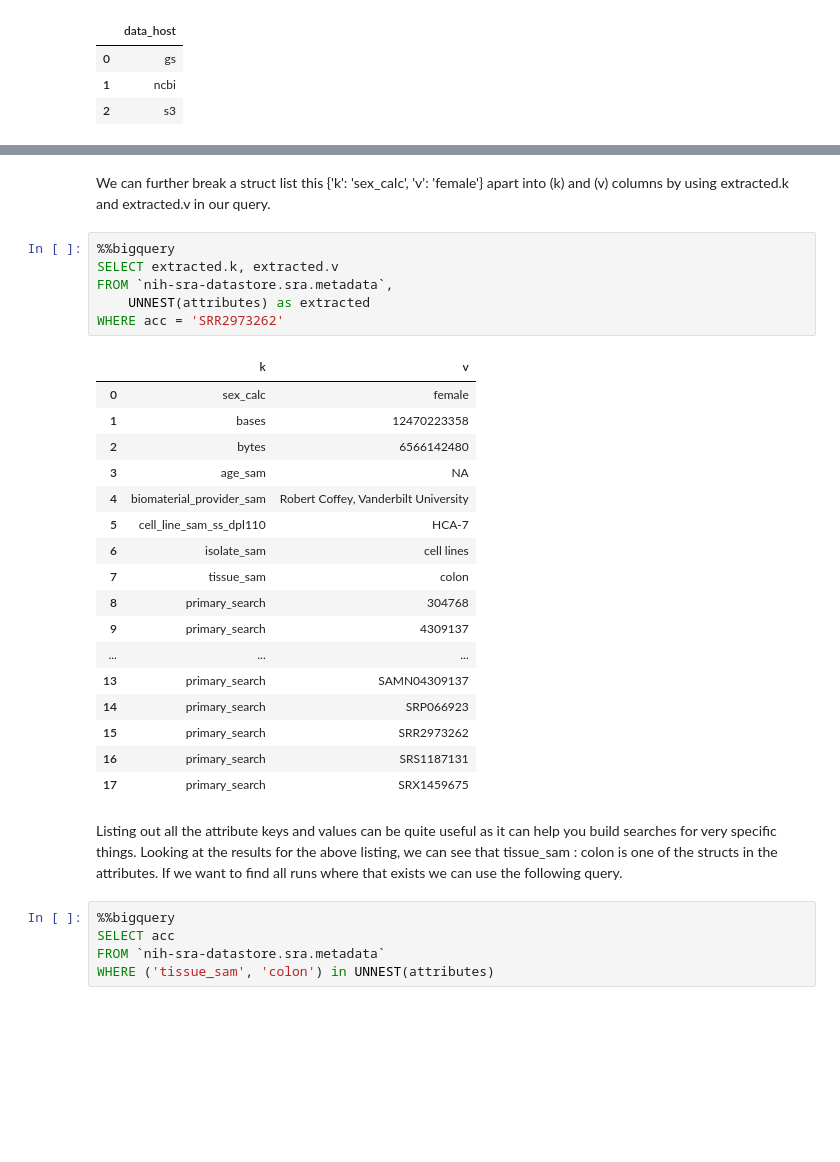
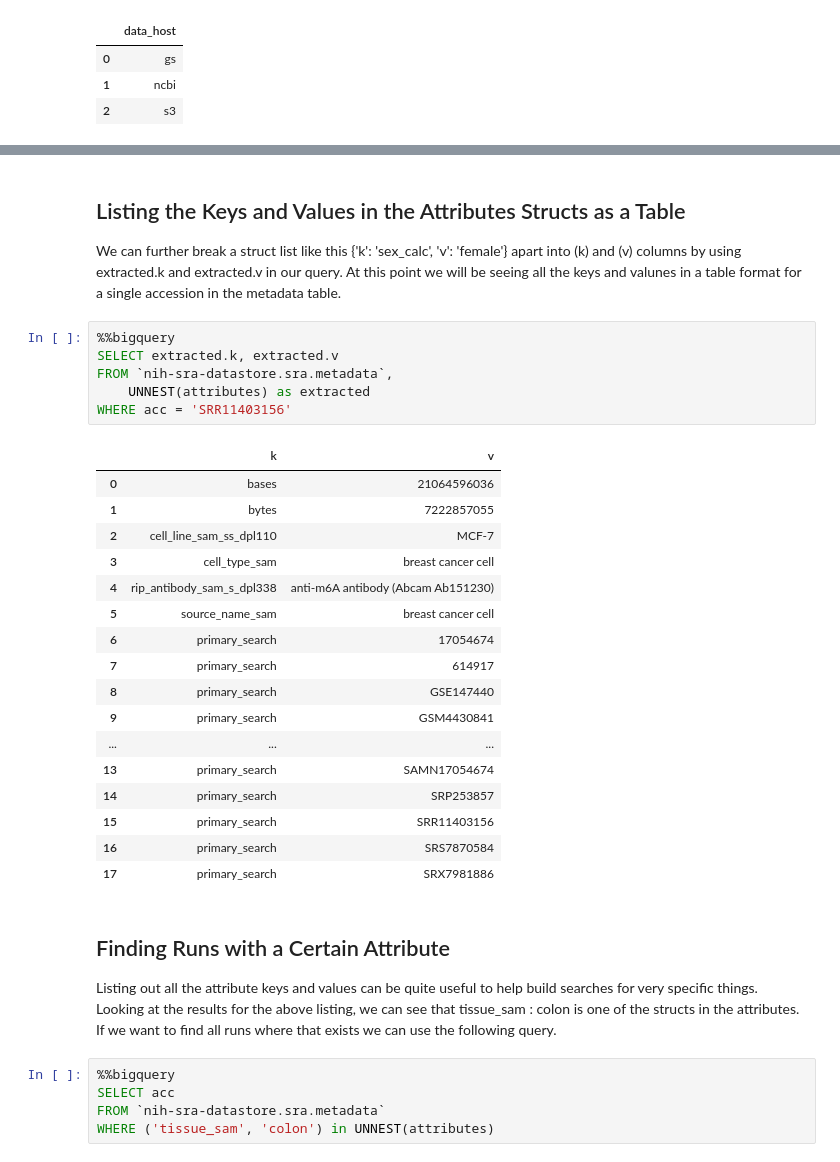
Before and after one commit to ncbi/ASHG-Workshop-2021, a Jupyter notebook: Array Examples.ipynb, the cells around one changed output, grey strips where cells are left out. Cells and saved outputs as stored; diff of their text form; blank space fills up the shorter version.

```diff
--- a/Array Examples.ipynb
+++ b/Array Examples.ipynb
@@ -85,33 +92,35 @@ WHERE acc = 'SRR2973262'
 | 16 | {'k': 'primary_search', 'v': 'SRS... |
 | 17 | {'k': 'primary_search', 'v': 'SRX... |
 # %% [markdown]
-We can further break a struct list this {'k': 'sex_calc', 'v': 'female'} apart into (k) and (v) columns by using extracted.k and extracted.v in our query.
+## Listing the Keys and Values in the Attributes Structs as a Table
+We can further break a struct list like this {'k': 'sex_calc', 'v': 'female'} apart into (k) and (v) columns by using extracted.k and extracted.v in our query. At this point we will be seeing all the keys and valunes in a table format for a single accession in the metadata table.
 # %%
 %%bigquery
 SELECT extracted.k, extracted.v
 FROM `nih-sra-datastore.sra.metadata`,
     UNNEST(attributes) as extracted
-WHERE acc = 'SRR2973262'
+WHERE acc = 'SRR11403156'
 # %% [output]
 |  | k | v |
-| 0 | sex_calc | female |
-| 1 | bases | 12470223358 |
-| 2 | bytes | 6566142480 |
-| 3 | age_sam | NA |
-| 4 | biomaterial_provider_sam | Robert Coffey, Vanderbilt University |
-| 5 | cell_line_sam_ss_dpl110 | HCA-7 |
-| 6 | isolate_sam | cell lines |
-| 7 | tissue_sam | colon |
-| 8 | primary_search | 304768 |
-| 9 | primary_search | 4309137 |
+| 0 | bases | 21064596036 |
+| 1 | bytes | 7222857055 |
+| 2 | cell_line_sam_ss_dpl110 | MCF-7 |
+| 3 | cell_type_sam | breast cancer cell |
+| 4 | rip_antibody_sam_s_dpl338 | anti-m6A antibody (Abcam Ab151230) |
+| 5 | source_name_sam | breast cancer cell |
+| 6 | primary_search | 17054674 |
+| 7 | primary_search | 614917 |
+| 8 | primary_search | GSE147440 |
+| 9 | primary_search | GSM4430841 |
 | ... | ... | ... |
-| 13 | primary_search | SAMN04309137 |
-| 14 | primary_search | SRP066923 |
-| 15 | primary_search | SRR2973262 |
-| 16 | primary_search | SRS1187131 |
-| 17 | primary_search | SRX1459675 |
+| 13 | primary_search | SAMN17054674 |
+| 14 | primary_search | SRP253857 |
+| 15 | primary_search | SRR11403156 |
+| 16 | primary_search | SRS7870584 |
+| 17 | primary_search | SRX7981886 |
 # %% [markdown]
-Listing out all the attribute keys and values can be quite useful as it can help you build searches for very specific things. Looking at the results for the above listing, we can see that tissue_sam : colon is one of the structs in the attributes. If we want to find all runs where that exists we can use the following query.
+## Finding Runs with a Certain Attribute
+Listing out all the attribute keys and values can be quite useful to help build searches for very specific things. Looking at the results for the above listing, we can see that tissue_sam : colon is one of the structs in the attributes. If we want to find all runs where that exists we can use the following query.
 # %%
 %%bigquery
 SELECT acc
```
Also changed, not shown: parts of 12 cells of this notebook, 1 other file.
